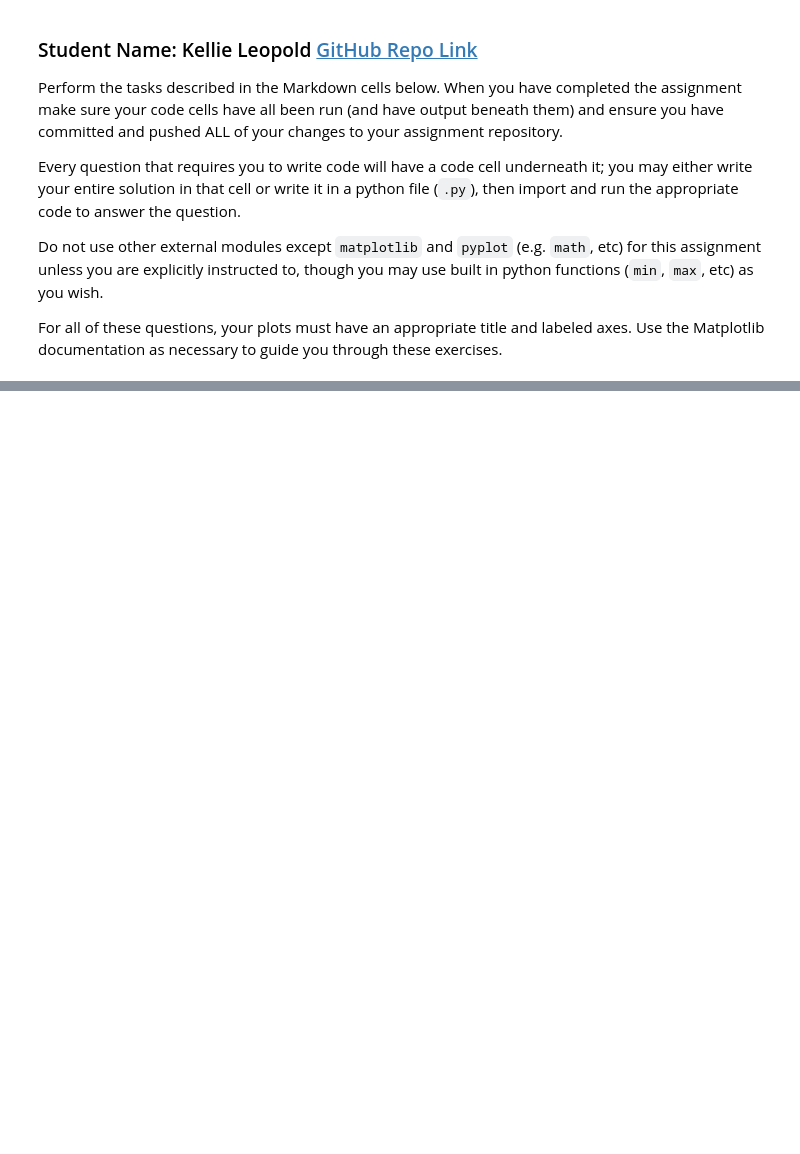
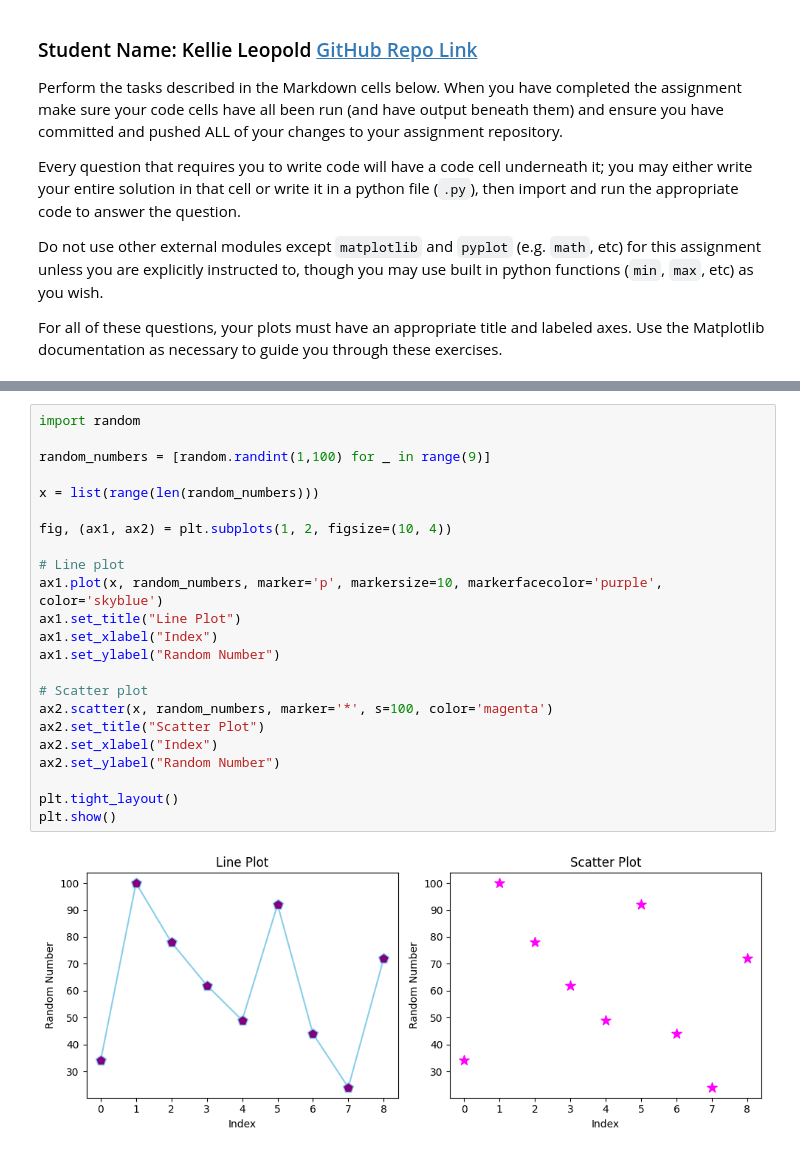
Before and after one commit to kjleopold/module_3, a Jupyter notebook: pyplot.ipynb, the cells around one changed output, grey strips where cells are left out. Saved outputs shown, nothing was run; the diff lists cells and outputs as text; blank space fills up the shorter version.

```diff
--- a/pyplot.ipynb
+++ b/pyplot.ipynb
@@ -27 +86,26 @@ letter_freq = dict(Counter(TEXT))
+# %%
+import random
+
+random_numbers = [random.randint(1,100) for _ in range(9)]
+
+x = list(range(len(random_numbers)))
+
+fig, (ax1, ax2) = plt.subplots(1, 2, figsize=(10, 4))
+
+# Line plot
+ax1.plot(x, random_numbers, marker='p', markersize=10, markerfacecolor='purple', color='skyblue')
+ax1.set_title("Line Plot")
+ax1.set_xlabel("Index")
+ax1.set_ylabel("Random Number")
+
+# Scatter plot
+ax2.scatter(x, random_numbers, marker='*', s=100, color='magenta')
+ax2.set_title("Scatter Plot")
+ax2.set_xlabel("Index")
+ax2.set_ylabel("Random Number")
+
+plt.tight_layout()
+plt.show()
+# %% [output]
+[figure, added]
 # %% [markdown]
```
Also changed, not shown: parts of 9 cells of this notebook, 1 other file.
